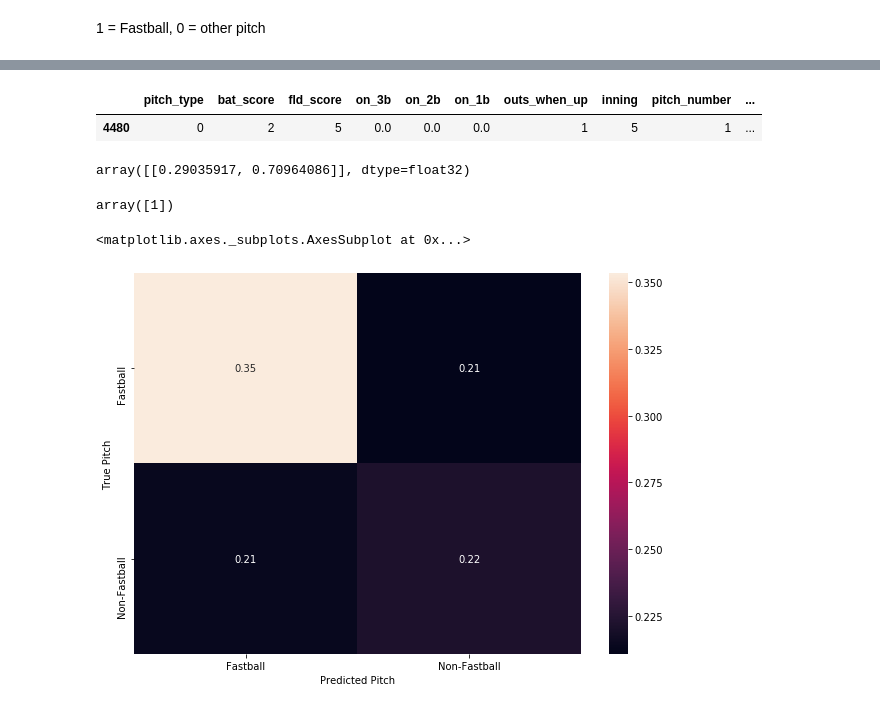
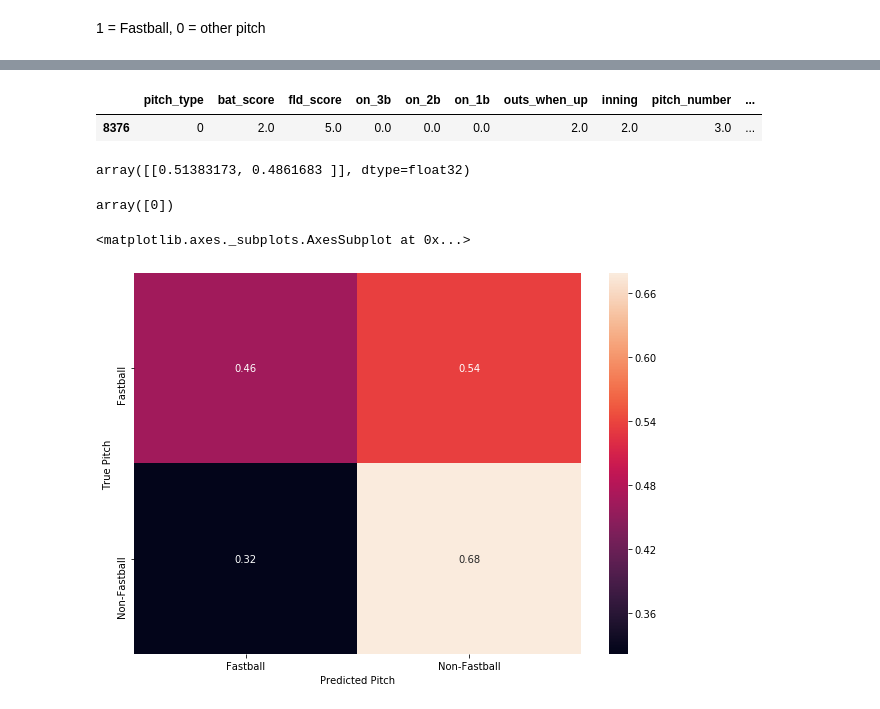
Before and after one commit to parkererickson/baseballDataScience, a Jupyter notebook: nextPitchPrediction.ipynb, the cells around one changed output, grey strips where cells are left out. Cells and saved outputs as stored; diff of their text form; code cells hidden in the pictures.

```diff
--- a/nextPitchPrediction.ipynb
+++ b/nextPitchPrediction.ipynb
@@ -150,7 +156,7 @@ Name: prev_pitch, dtype: int64
 data = pd.concat([data,pd.get_dummies(data["prev_pitch"], prefix='prev_pitch')],axis=1)
 data = pd.concat([data,pd.get_dummies(data["p_throws"], prefix='pitcher_throws')],axis=1)
 data = pd.concat([data,pd.get_dummies(data["stand"], prefix='batter_stands')],axis=1)
-data = data.drop(['inning_topbot', 'p_throws', 'stand', 'prev_pitch'], axis = 1)
+data = data.drop(['inning_topbot', 'p_throws', 'stand'], axis = 1)
 data.head(10)
 # %% [output]
 |  | pitch_type | bat_score | fld_score | on_3b | on_2b | on_1b | outs_when_up | inning | pitch_number | ... |
@@ -305,5 +330,5 @@ def get_compiled_model():
   return model
 
 model = get_compiled_model()
-model.fit(X_train, y_train, batch_size=5, epochs=200)
+model.fit(X_train, y_train, batch_size=50, epochs=200)
 # %% [output]
@@ -471,7 +523,7 @@ import tensorflow as tf
 
 def get_compiled_model():
   model = tf.keras.Sequential([
-    tf.keras.layers.Dense(32, input_shape=(len(features),), activation='relu', name='fc1'), #layer 1
+    tf.keras.layers.Dense(16, input_shape=(len(features),), activation='relu', name='fc1'), #layer 1
     tf.keras.layers.Dense(8, activation='relu', name='fc2'),
     tf.keras.layers.Dense(num_classes, activation='softmax', name='output')
   ])
@@ -482,5 +534,5 @@ def get_compiled_model():
   return model
 
 model = get_compiled_model()
-model.fit(X_train, y_train, batch_size=50, epochs=500)
+model.fit(X_train, y_train, batch_size=20, epochs=1000)
 # %% [output]
@@ -516,42 +568,39 @@ some_data = fbData.sample(n=1)
 some_data
 # %% [output]
 |  | pitch_type | bat_score | fld_score | on_3b | on_2b | on_1b | outs_when_up | inning | pitch_number | ... |
-| 4480 | 0 | 2 | 5 | 0.0 | 0.0 | 0.0 | 1 | 5 | 1 | ... |
+| 8376 | 0 | 2.0 | 5.0 | 0.0 | 0.0 | 0.0 | 2.0 | 2.0 | 3.0 | ... |
 # %%
 ynew = model.predict_proba(some_data[features])
 ynew
 # %% [output]
-array([[0.29035917, 0.70964086]], dtype=float32)
+array([[0.51383173, 0.4861683 ]], dtype=float32)
 # %%
 model.predict_classes(some_data[features])
 # %% [output]
-array([1])
+array([0])
 # %%
 actual = [np.argmax(y, axis=None, out=None) for y in y_test]
 
 y_pred = model.predict_classes(X_test)
 y_true = actual
 
 from sklearn.metrics import plot_confusion_matrix
 from sklearn.metrics import confusion_matrix
 import seaborn as sn
 import matplotlib.pyplot as plt
 
 cm = confusion_matrix(y_true, y_pred, labels=[1, 0])
-cm = cm.astype('float')
-cm[0][0] = cm[0][0]/len(actual)
-cm[0][1] = cm[0][1]/len(actual)
-cm[1][0] = cm[1][0]/len(actual)
-cm[1][1] = cm[1][1]/len(actual)
-
+cm = cm.astype('float') / cm.sum(axis=1)[:, np.newaxis]
 df_cm = pd.DataFrame(cm, index = ["Fastball", "Non-Fastball"],
                   columns = ["Fastball", "Non-Fastball"])
+
+
 
 plt.figure(figsize = (10,7))
 cm = sn.heatmap(df_cm, annot=True)
 cm.set_ylabel("True Pitch")
 cm.set_xlabel("Predicted Pitch")
 cm
 # %% [output]
 <matplotlib.axes._subplots.AxesSubplot at 0x...>
-[figure, old version]
+[figure, new version]
```
Also changed, not shown: parts of 45 cells of this notebook.
